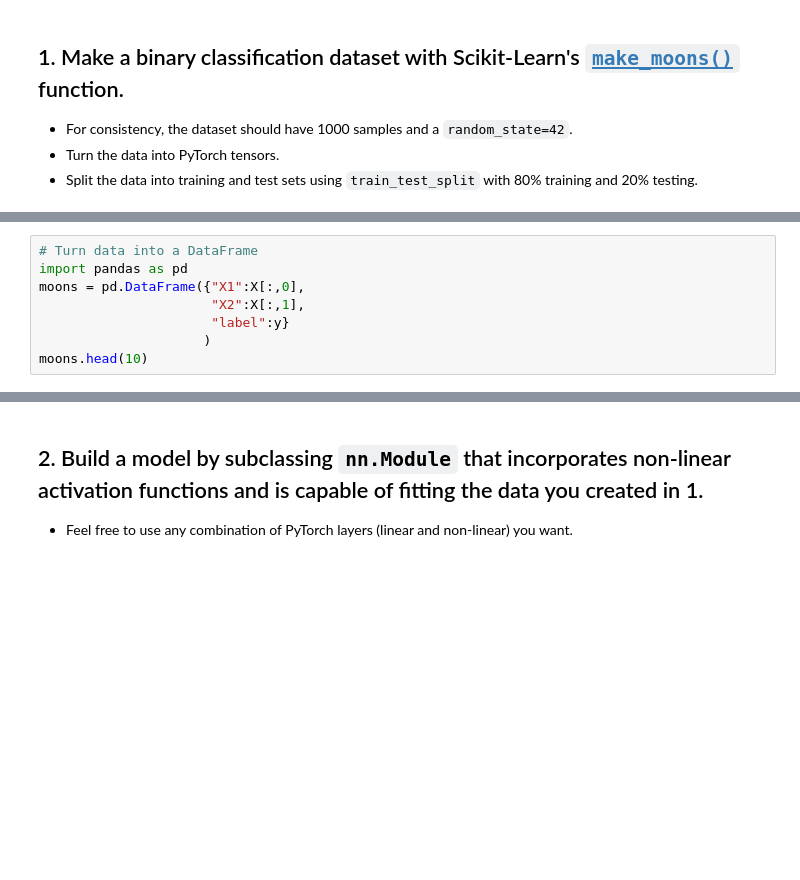
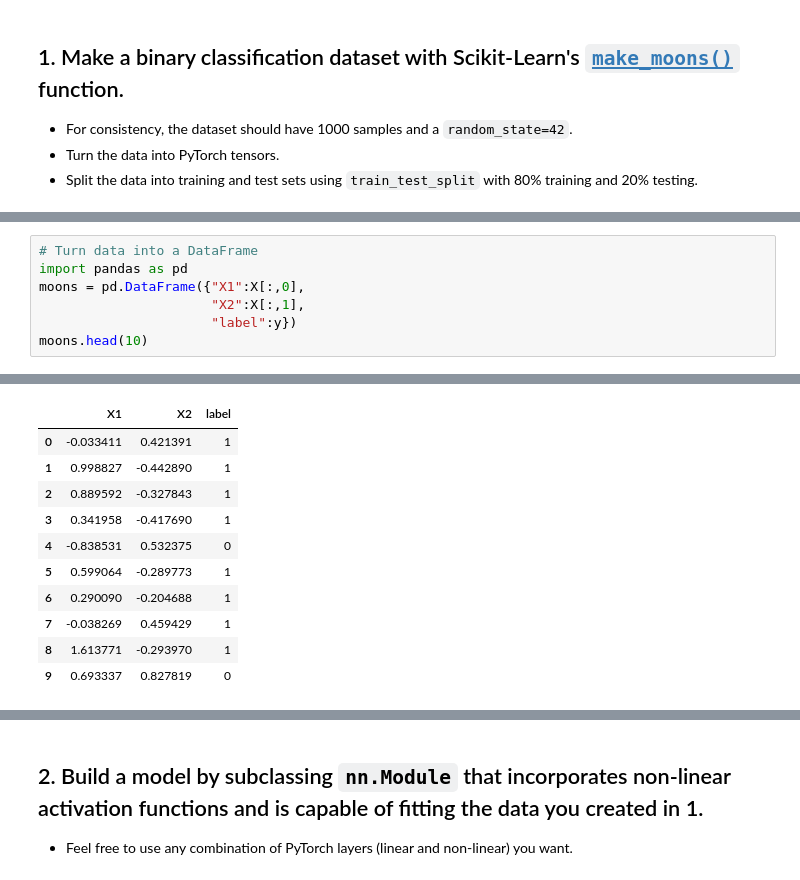
Before and after one commit to SiPilip/pytorch_course, a Jupyter notebook: 02_pytorch_classification_exercises.ipynb, the cells around one changed output, grey strips where cells are left out. Cells and saved outputs as stored; diff of their text form; blank space fills up the shorter version.

```diff
--- a/02_pytorch_classification_exercises.ipynb
+++ b/02_pytorch_classification_exercises.ipynb
@@ -54,7 +48,6 @@ y: [1 1 1 1 0]
 import pandas as pd
 moons = pd.DataFrame({"X1":X[:,0],
                       "X2":X[:,1],
-                      "label":y}
-                     )
+                      "label":y})
 moons.head(10)
 # %% [output]
@@ -62,3 +54,14 @@ SyntaxError: invalid syntax (<ipython-input-7-29f53fc11516>, line 5)
+|  | X1 | X2 | label |
+| 0 | -0.033411 | 0.421391 | 1 |
+| 1 | 0.998827 | -0.442890 | 1 |
+| 2 | 0.889592 | -0.327843 | 1 |
+| 3 | 0.341958 | -0.417690 | 1 |
+| 4 | -0.838531 | 0.532375 | 0 |
+| 5 | 0.599064 | -0.289773 | 1 |
+| 6 | 0.290090 | -0.204688 | 1 |
+| 7 | -0.038269 | 0.459429 | 1 |
+| 8 | 1.613771 | -0.293970 | 1 |
+| 9 | 0.693337 | 0.827819 | 0 |
 # %%
 # Visualize the data on a scatter plot
 import matplotlib.pyplot as plt
```
Also changed, not shown: parts of 15 cells of this notebook.
